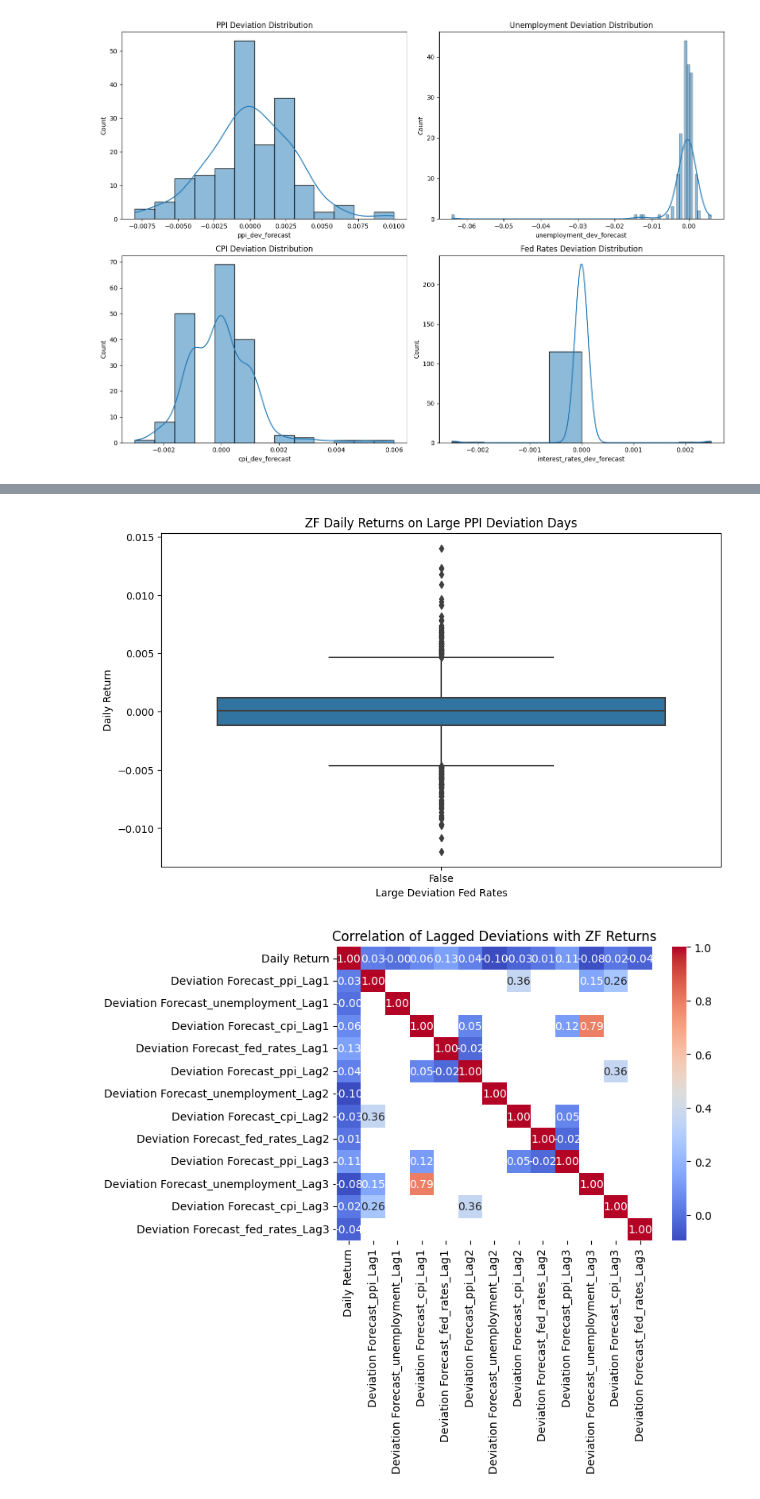
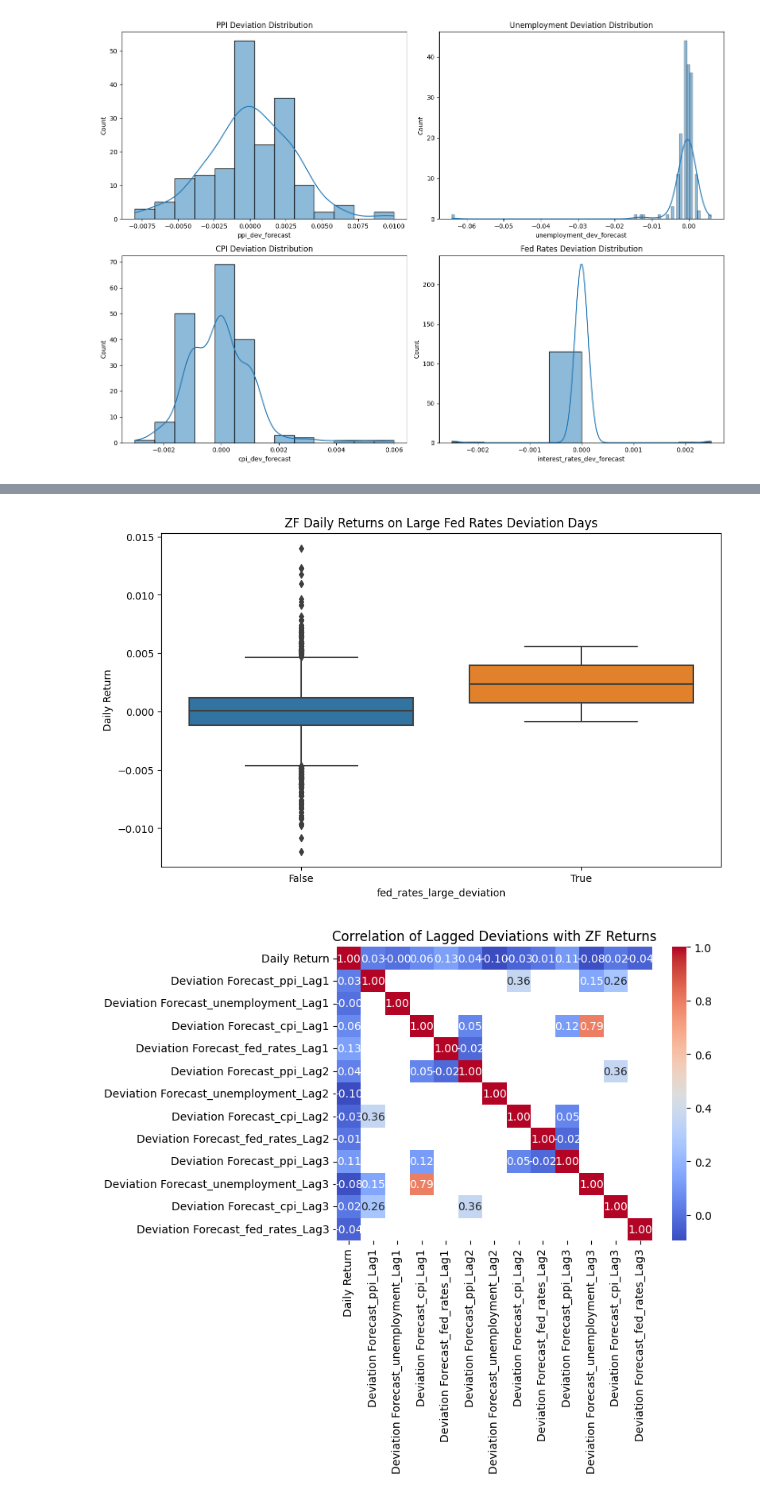
Before and after one commit to lazaros-23/options_trading, a Jupyter notebook: eda_on_announcement_days.ipynb, the cells around one changed output, grey strips where cells are left out. Cells and saved outputs as stored; diff of their text form; code cells hidden in the pictures.

```diff
--- a/eda_on_announcement_days.ipynb
+++ b/eda_on_announcement_days.ipynb
@@ -164,17 +143,17 @@ plt.show()
 # %%
 # Add a binary feature for large deviations
-threshold = 0.5  # Example threshold for large deviations
-zf_data['Large Deviation PPI'] = abs(zf_data['ppi_dev_forecast']) > threshold
-zf_data['Large Deviation Unemployment'] = abs(zf_data['unemployment_dev_forecast']) > threshold
-zf_data['Large Deviation CPI'] = abs(zf_data['cpi_dev_forecast']) > threshold
-zf_data['Large Deviation Fed Rates'] = abs(zf_data['interest_rates_dev_forecast']) > threshold
+threshold = 0.001  # Example threshold for large deviations
+zf_data['ppi_large_deviation'] = abs(zf_data['ppi_dev_forecast']) > threshold
+zf_data['uneployment_large_deviation'] = abs(zf_data['unemployment_dev_forecast']) > threshold
+zf_data['cpi_large_deviation'] = abs(zf_data['cpi_dev_forecast']) > threshold
+zf_data['fed_rates_large_deviation'] = abs(zf_data['interest_rates_dev_forecast']) > threshold
 
 # Boxplot of ZF returns on large deviation days
 zf_data['Daily Return'] = zf_data['close'].pct_change()  # Calculate daily returns
 
 plt.figure(figsize=(10, 6))
-sns.boxplot(data=zf_data, x='Large Deviation Fed Rates', y='Daily Return')
-plt.title('ZF Daily Returns on Large PPI Deviation Days')
+sns.boxplot(data=zf_data, x='fed_rates_large_deviation', y='Daily Return')
+plt.title('ZF Daily Returns on Large Fed Rates Deviation Days')
 plt.show()
 # %% [output]
-[figure, old version]
+[figure, new version]
```
Also changed, not shown: parts of 13 cells of this notebook.
